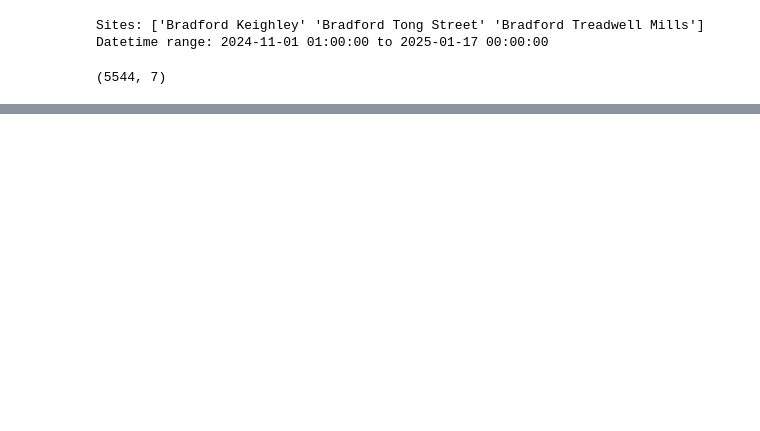
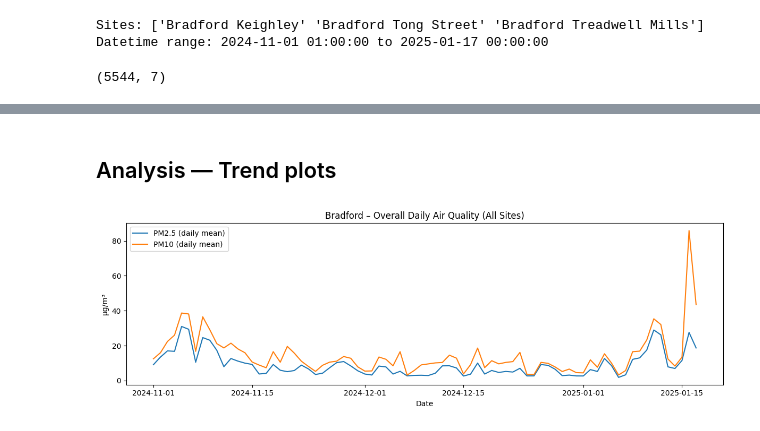
Before and after one commit to sayo2rule/bradford-air-quality-hdrc, a Jupyter notebook: notebooks/air_quality_analysis.ipynb, the cells around one changed output, grey strips where cells are left out. Cells and saved outputs as stored; diff of their text form; code cells hidden in the pictures; blank space fills up the shorter version.

```diff
--- a/notebooks/air_quality_analysis.ipynb
+++ b/notebooks/air_quality_analysis.ipynb
@@ -724,0 +548,3 @@ print("Slide outline:", OUT_DIR / "slide_outline.txt")
+# %%
+# Lock the analysis dataset
+analysis_df = df_clean.copy()
@@ -724,0 +555,19 @@ print("Slide outline:", OUT_DIR / "slide_outline.txt")
+# %%
+# Daily aggregation (site × date)
+
+daily = (
+    analysis_df.groupby(["site", "date"], as_index=False)
+      .agg(
+          pm10_mean=("pm10", "mean"),
+          pm25_mean=("pm25", "mean"),
+          pm10_hours=("pm10", "count"),
+          pm25_hours=("pm25", "count"),
+      )
+)
+
+# Coverage indicators (optional but useful)
+daily["pm10_good_coverage"] = daily["pm10_hours"] >= 18
+daily["pm25_good_coverage"] = daily["pm25_hours"] >= 18
+
+display(daily.head())
+print("Daily rows:", daily.shape[0])
@@ -724,0 +624,23 @@ print("Slide outline:", OUT_DIR / "slide_outline.txt")
+# %% [markdown]
+## Analysis — Trend plots
+# %%
+# Overall daily means across sites
+overall_daily = (
+    daily.groupby("date", as_index=False)
+         .agg(
+             pm10_mean=("pm10_mean", "mean"),
+             pm25_mean=("pm25_mean", "mean"),
+         )
+)
+
+fig, ax = plt.subplots(figsize=(12, 4))
+ax.plot(overall_daily["date"], overall_daily["pm25_mean"], label="PM2.5 (daily mean)")
+ax.plot(overall_daily["date"], overall_daily["pm10_mean"], label="PM10 (daily mean)")
+ax.set_title("Bradford – Overall Daily Air Quality (All Sites)")
+ax.set_xlabel("Date")
+ax.set_ylabel("µg/m³")
+ax.legend()
+plt.tight_layout()
+plt.show()
+# %% [output]
+[figure, added]
```
Also changed, not shown: parts of 58 cells of this notebook.
